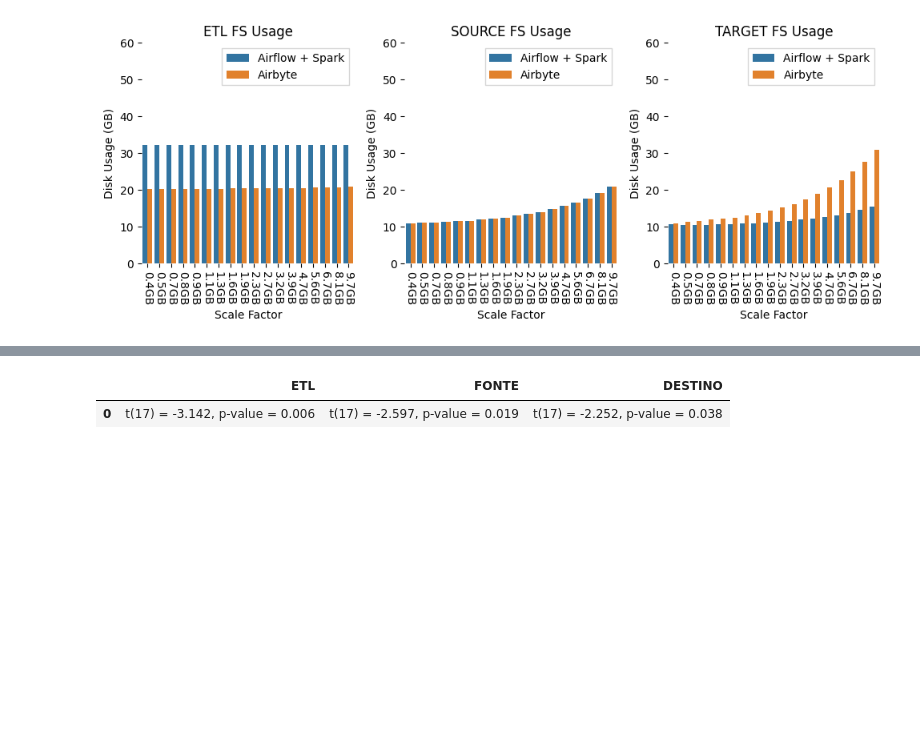
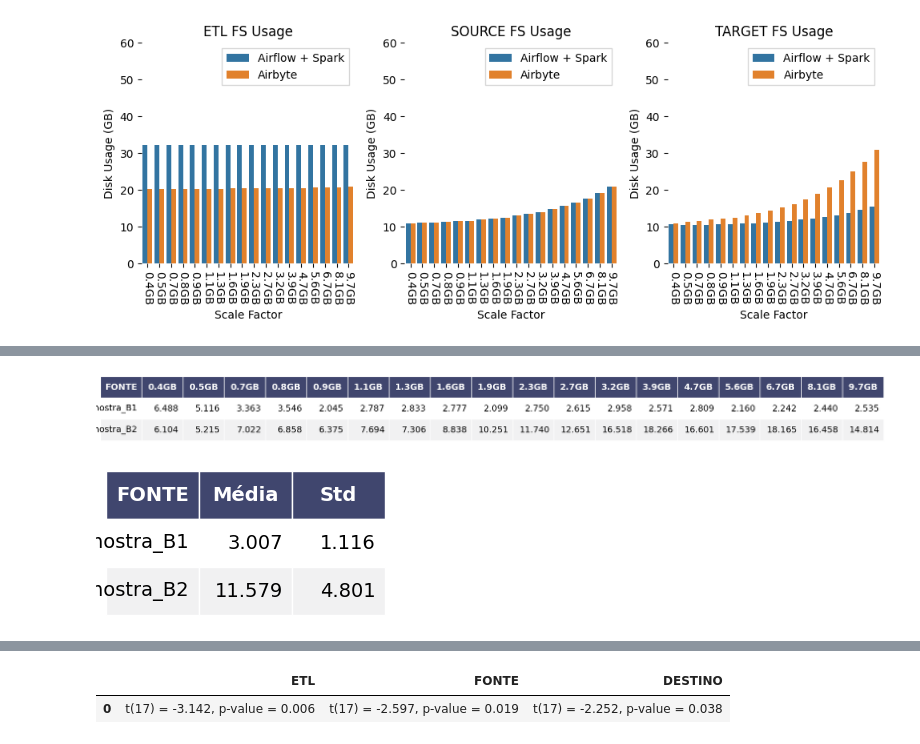
Before and after one commit to bombermal/TCC, a Jupyter notebook: Monitoring_VM/Retrieve/pre_analisys.ipynb, the cells around one changed output, grey strips where cells are left out. Cells and saved outputs as stored; diff of their text form; code cells hidden in the pictures; blank space fills up the shorter version.

```diff
--- a/Monitoring_VM/Retrieve/pre_analisys.ipynb
+++ b/Monitoring_VM/Retrieve/pre_analisys.ipynb
@@ -576,0 +569,9 @@ plt.savefig("Figs/f10_cpu_prometheus_stats.svg")
+# %%
+# render_mpl_table(df_stats.map(lambda x: f"{x:.3f}").reset_index(), header_columns=0, col_width=1.8)
+render_mpl_table(df_stats.map(lambda x: f"{x:.3f}")[columns[3:5]].T.reset_index().rename(columns={"index": "FONTE"}), header_columns=0, col_width=1.2)
+plt.savefig("Figs/B1_B2_cpu_prometheus_stats.svg")
+render_mpl_table(df_stats2.map(lambda x: f"{x:.3f}")[columns[3:5]].T.reset_index().rename(columns={"index": "FONTE"}), header_columns=0, col_width=1.2)
+plt.savefig("Figs/B1_B2_cpu_prometheus_std.svg")
+# %% [output]
+[figure, added]
+[figure, added]
```
Also changed, not shown: parts of 11 cells of this notebook, 21 other files.
